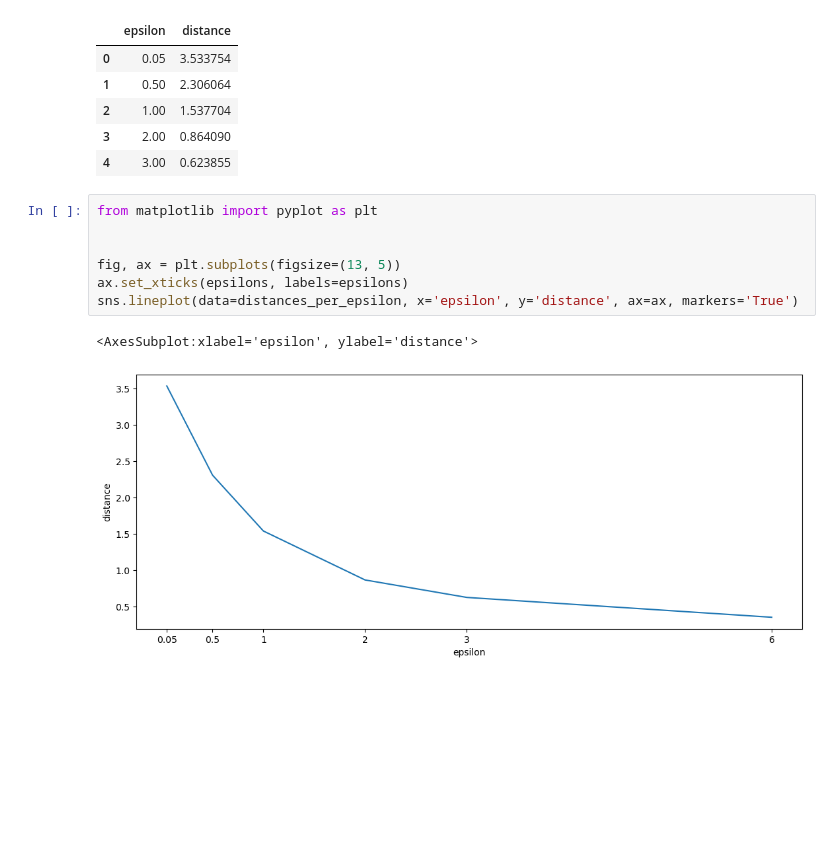
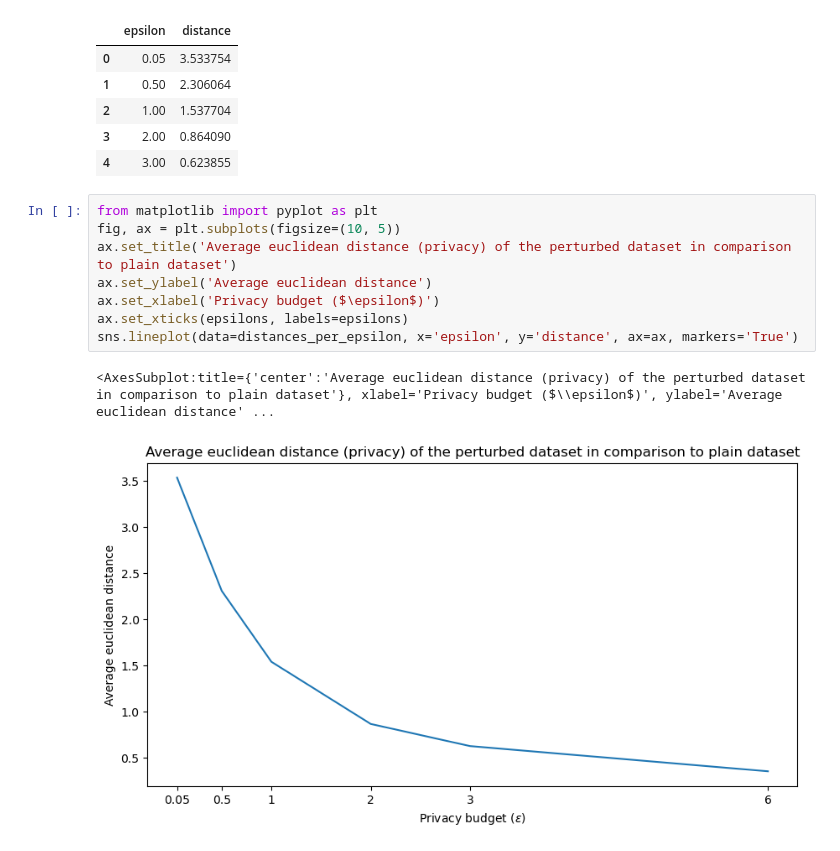
Before and after one commit to tjvanderende/privacy-preserved-clustering-with-nD-Laplace, a Jupyter notebook: RQ1/research/privacy-experiments.ipynb, the cells around one changed output. Cells and saved outputs as stored; diff of their text form; blank space fills up the shorter version.

```diff
--- a/RQ1/research/privacy-experiments.ipynb
+++ b/RQ1/research/privacy-experiments.ipynb
@@ -67,11 +67,12 @@ distances_per_epsilon.head()
 | 4 | 3.00 | 0.623855 |
 # %%
 from matplotlib import pyplot as plt
-
-
-fig, ax = plt.subplots(figsize=(13, 5))
+fig, ax = plt.subplots(figsize=(10, 5))
+ax.set_title('Average euclidean distance (privacy) of the perturbed dataset in comparison to plain dataset')
+ax.set_ylabel('Average euclidean distance')
+ax.set_xlabel('Privacy budget ($\epsilon$)')
 ax.set_xticks(epsilons, labels=epsilons)
 sns.lineplot(data=distances_per_epsilon, x='epsilon', y='distance', ax=ax, markers='True')
 # %% [output]
-<AxesSubplot:xlabel='epsilon', ylabel='distance'>
+<AxesSubplot:title={'center':'Average euclidean distance (privacy) of the perturbed dataset in comparison to plain dataset'}, xlabel='Privacy budget ($\\epsilon$)', ylabel='Average euclidean distance' ...
-[figure, old version]
+[figure, new version]
```
